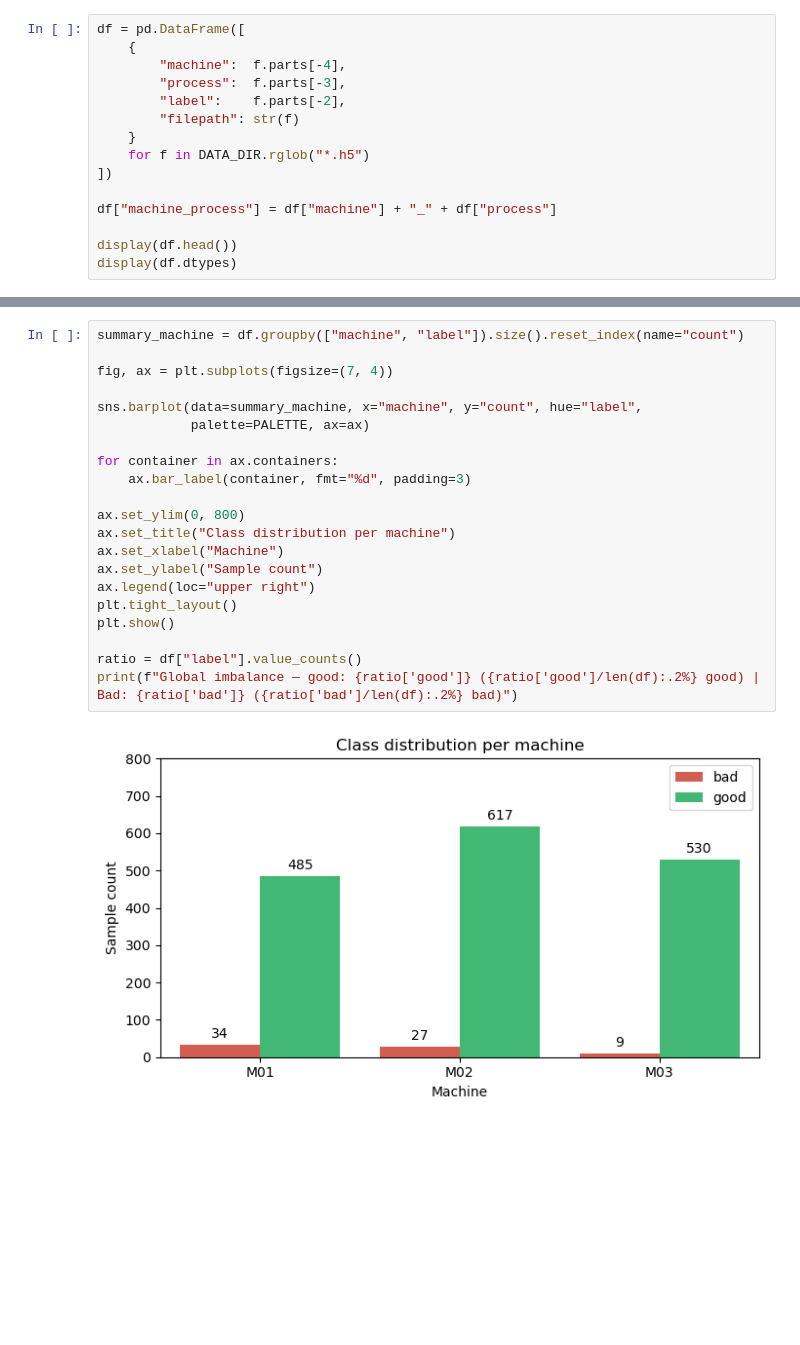
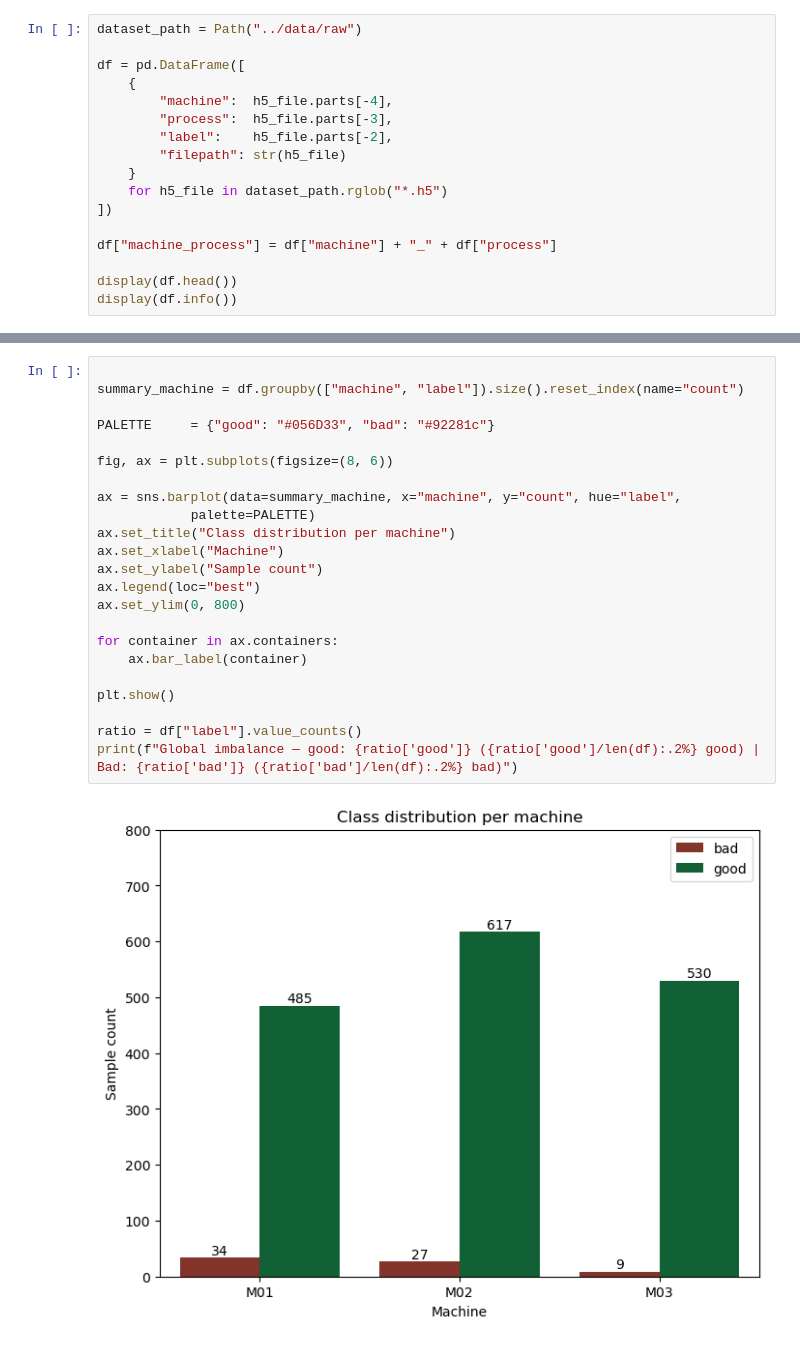
Before and after one commit to louisvietng/cnc-anomaly-detection, a Jupyter notebook: notebooks/00_EDA.ipynb, the cells around one changed output, grey strips where cells are left out. Drawn from its saved outputs; the diff is of its cells as text; blank space fills up the shorter version.

```diff
--- a/notebooks/00_EDA.ipynb
+++ b/notebooks/00_EDA.ipynb
@@ -41,18 +17,20 @@ Scan the directory tree to build a file inventory — metadata only, no signals
 # %%
+dataset_path = Path("../data/raw")
+
 df = pd.DataFrame([
     {
-        "machine":  f.parts[-4],
-        "process":  f.parts[-3],
-        "label":    f.parts[-2],
-        "filepath": str(f)
+        "machine":  h5_file.parts[-4],
+        "process":  h5_file.parts[-3],
+        "label":    h5_file.parts[-2],
+        "filepath": str(h5_file)
     }
-    for f in DATA_DIR.rglob("*.h5")
+    for h5_file in dataset_path.rglob("*.h5")
 ])
 
 df["machine_process"] = df["machine"] + "_" + df["process"]
 
 display(df.head())
-display(df.dtypes)
+display(df.info())
 # %% [output]
 |  | machine | process | label | filepath | machine_process |
 | 0 | M01 | OP03 | bad | ../data/raw/M01/OP03/bad/M01_Aug_... | M01_OP03 |
@@ -76,25 +81,27 @@ Quantify the class distribution across machines to assess imbalance severity and
 # %%
+
 summary_machine = df.groupby(["machine", "label"]).size().reset_index(name="count")
 
-fig, ax = plt.subplots(figsize=(7, 4))
+PALETTE     = {"good": "#056D33", "bad": "#92281c"}
 
-sns.barplot(data=summary_machine, x="machine", y="count", hue="label",
-            palette=PALETTE, ax=ax)
+fig, ax = plt.subplots(figsize=(8, 6))
 
-for container in ax.containers:
-    ax.bar_label(container, fmt="%d", padding=3)
-
-ax.set_ylim(0, 800)
+ax = sns.barplot(data=summary_machine, x="machine", y="count", hue="label",
+            palette=PALETTE)
 ax.set_title("Class distribution per machine")
 ax.set_xlabel("Machine")
 ax.set_ylabel("Sample count")
-ax.legend(loc="upper right")
-plt.tight_layout()
+ax.legend(loc="best")
+ax.set_ylim(0, 800)
+
+for container in ax.containers:
+    ax.bar_label(container)
+
 plt.show()
 
 ratio = df["label"].value_counts()
 print(f"Global imbalance — good: {ratio['good']} ({ratio['good']/len(df):.2%} good) | Bad: {ratio['bad']} ({ratio['bad']/len(df):.2%} bad)")
 # %% [output]
-[figure, old version]
+[figure, new version]
 Global imbalance — good: 1632 (95.89% good) | Bad: 70 (4.11% bad)
 # %% [markdown]
```
Also changed, not shown: parts of 31 cells of this notebook, 3 other files.
